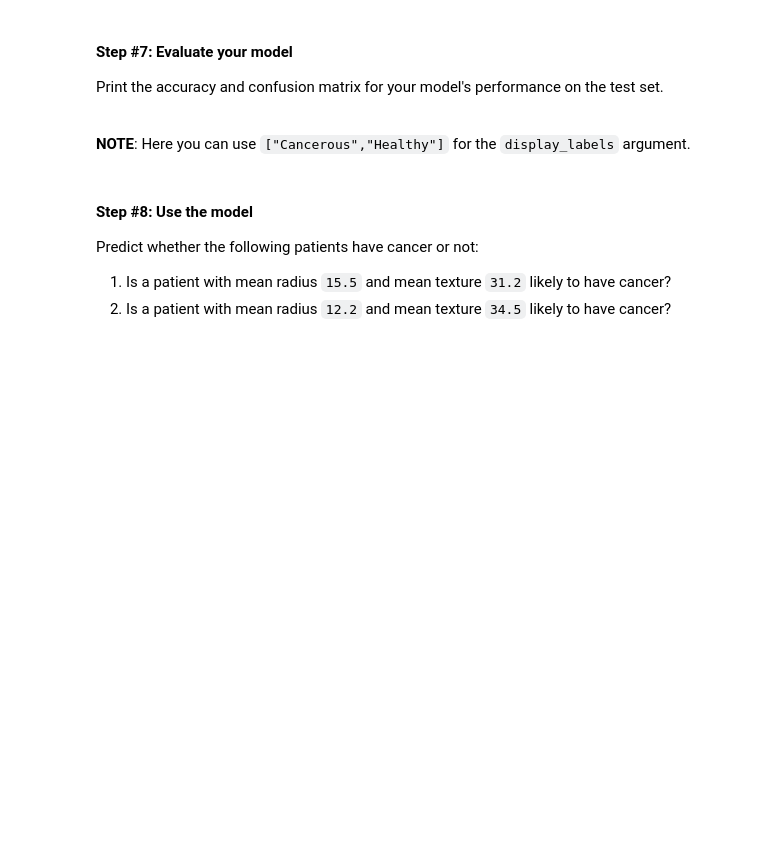
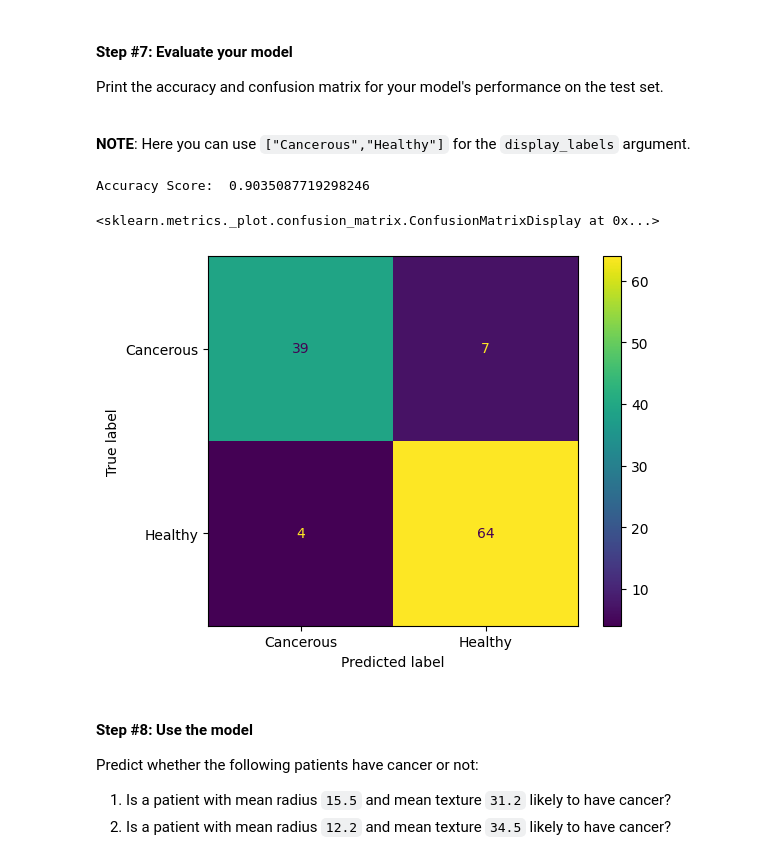
Before and after one commit to kurealnum/dsrp-2025, a Jupyter notebook: DSRP_Day_8_Lab_Notebook_[STUDENT].ipynb, the cells around one changed output. Cells and saved outputs as stored; diff of their text form; code cells hidden in the pictures; blank space fills up the shorter version.

```diff
--- a/DSRP_Day_8_Lab_Notebook_[STUDENT].ipynb
+++ b/DSRP_Day_8_Lab_Notebook_[STUDENT].ipynb
@@ -109,3 +132,5 @@ X_train, X_test, y_train, y_test = # COMPLETE THIS CODE
+# %%
+X_train, X_test, y_train, y_test = model_selection.train_test_split(features, label, test_size = 0.2, random_state = 2025)
 # %% [markdown]
 #### **Step #4: Import the KNN algorithm**
 
@@ -122,2 +145,4 @@ model = # COMPLETE THIS CODE
+# %%
+model = KNeighborsClassifier(n_neighbors=5)
 # %% [markdown]
 #### **Step #6: Fit your model and make predictions on the test set. Create a visualization if applicable.**
@@ -126,3 +149,6 @@ model = # COMPLETE THIS CODE
+# %%
+model.fit(X_train, y_train)
+pred = model.predict(X_test)
 # %% [markdown]
 #### **Create a visualization**
 
@@ -160,4 +186,6 @@ Print the accuracy and confusion matrix for your model's performance on the test
 
 **NOTE**: Here you can use `["Cancerous","Healthy"]` for the `display_labels` argument.
 # %%
-print("Accuracy Score: " # COMPLETE THIS CODE
+print("Accuracy Score: ", metrics.accuracy_score(y_test, pred))
+# %% [output]
+Accuracy Score:  0.9035087719298246
@@ -166,3 +192,8 @@ metrics.ConfusionMatrixDisplay.from_predictions(# COMPLETE THIS CODE
+# %%
+metrics.ConfusionMatrixDisplay.from_predictions(y_test, pred, display_labels=["Cancerous","Healthy"])
+# %% [output]
+<sklearn.metrics._plot.confusion_matrix.ConfusionMatrixDisplay at 0x...>
+[figure, added]
 # %% [markdown]
 #### **Step #8: Use the model**
 
```
Also changed, not shown: parts of 45 cells of this notebook.
